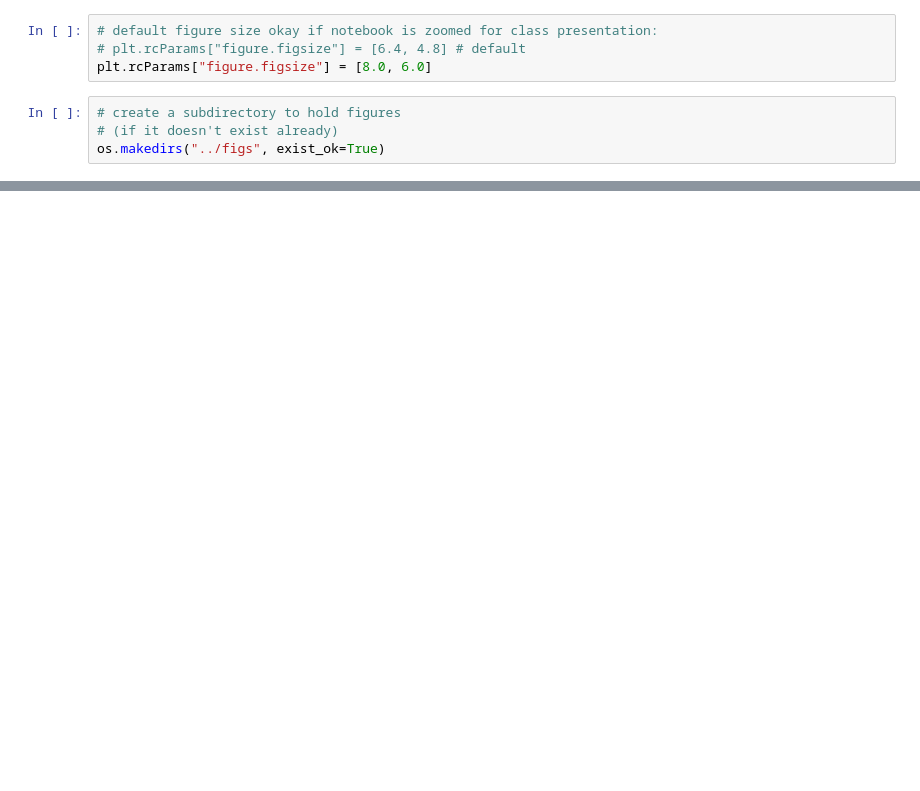
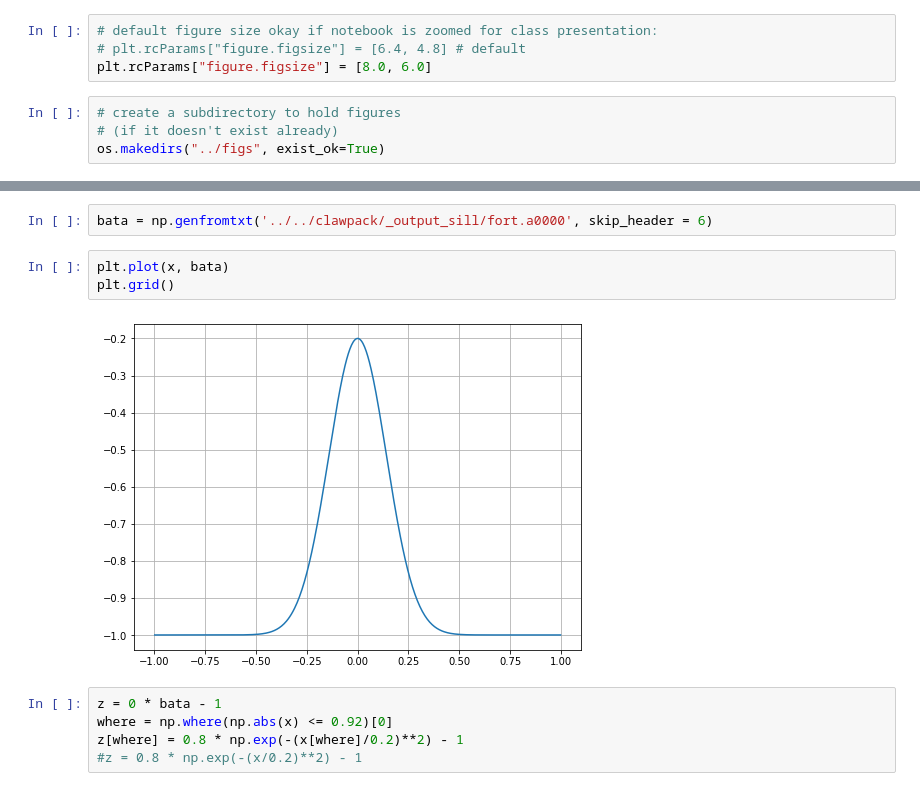
Before and after one commit to sirpipat/tsunami-modelling, a Jupyter notebook: src/NewGround.ipynb, the cells around one changed output, grey strips where cells are left out. Drawn from its saved outputs; the diff is of its cells as text; blank space fills up the shorter version.

```diff
--- a/src/NewGround.ipynb
+++ b/src/NewGround.ipynb
@@ -540,0 +109,12 @@ ocean.simulate(CFL, MAX_STEPS, times, output_directory)
+# %%
+bata = np.genfromtxt('../../clawpack/_output_sill/fort.a0000', skip_header = 6)
+# %%
+plt.plot(x, bata)
+plt.grid()
+# %% [output]
+[figure, added]
+# %%
+z = 0 * bata - 1
+where = np.where(np.abs(x) <= 0.92)[0]
+z[where] = 0.8 * np.exp(-(x[where]/0.2)**2) - 1
+#z = 0.8 * np.exp(-(x/0.2)**2) - 1
```
Also changed, not shown: parts of 106 cells of this notebook, 7 other files.
